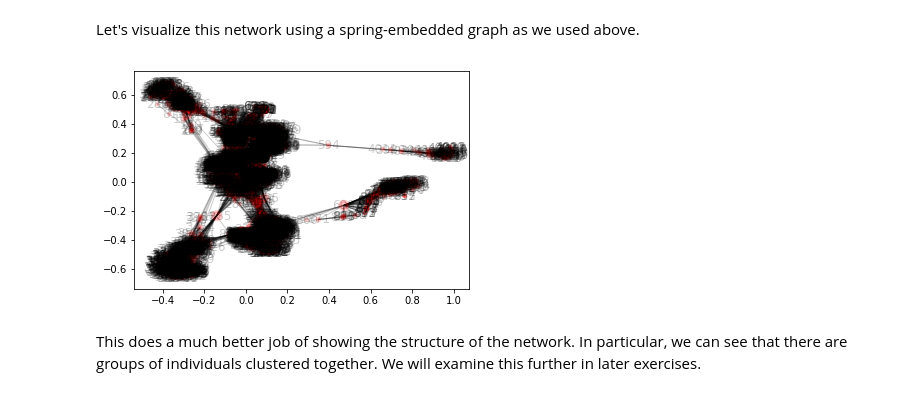
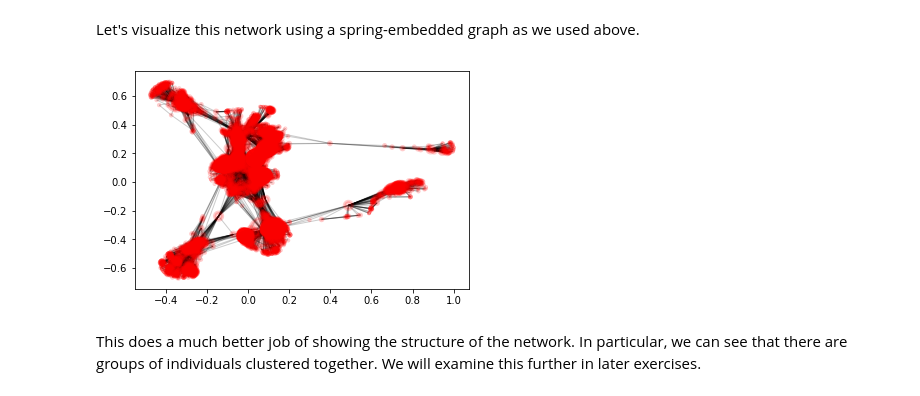
Before and after one commit to BrainNetworksCourse/brain-networks-course, a Jupyter notebook: Week2-GraphTheory/Week2-GraphTheory.ipynb, the cells around one changed output. Cells and saved outputs as stored; diff of their text form; code cells hidden in the pictures.

```diff
--- a/Week2-GraphTheory/Week2-GraphTheory.ipynb
+++ b/Week2-GraphTheory/Week2-GraphTheory.ipynb
@@ -76,28 +75,3 @@ nx.draw_circular(G,with_labels=True,node_size=400,font_color='white')
 [figure]
 # %% [markdown]
 So far we have a completely disconnected graph - that is, it has no edges (i.e. connections).  Now let's add edges based on the publication history.  First we will generate a matrix containing the number of joint publications between each of the researchers (whcih in this case are made up).
-# %%
-# If the publication data are cached then load those and use them
-# instead of getting them from pubmed
-if os.path.exists('../data/pubmed/pubdata.pkl'):
-    numpubs=pickle.load(open('../data/pubmed/pubdata.pkl','rb'))
-else:
-    numpubs={}
-
-# first get pubmed search terms from names
-for i in researchers:
-    n_s=researchers[i]['name'].lower().split(' ')
-    researchers[i]['pubmed_name']=n_s[1]+'-'+n_s[0][0]
-
-
-email='bill@gmail.com'  # email address for use by Entrez
-for i in itertools.combinations(list(researchers.keys()),2):
-    if not i in numpubs:
-        # use cached data if present
-        numpubs[i]=get_joint_pubs((researchers[i[0]]['pubmed_name'],
-                                   researchers[i[1]]['pubmed_name']),
-                                   email)
-# save pub data
-pickle.dump(numpubs,open('../data/pubmed/pubdata.pkl','wb'))
-
-numpubs
@@ -240,7 +222,10 @@ for i in range(len(researchers_list)):
 
 The example above was nice to get started, but usually we work with much larger networks.  For a more realistic example, let's look at some Facebook friendship data from the Stanford Large Network Database: https://snap.stanford.edu/data/egonets-Facebook.html
 # %%
-facebook_data=pandas.read_csv('../data/facebook/facebook_combined.txt',sep=' ',
+facebook_file = pkg_resources.resource_filename('brainnetworks', 'data/facebook/facebook_combined.txt')
+
+
+facebook_data=pandas.read_csv(facebook_file,sep=' ',
                              header=None)
 # generate a networkx graph
 G_facebook=nx.Graph()
@@ -251,14 +236,14 @@ Let's visualize this network using a spring-embedded graph as we used above.
 # %%
 d = nx.degree(G_facebook)
 fb_spring_layout=nx.spring_layout(G_facebook)
 
 nx.draw_networkx(G_facebook,fb_spring_layout,
                nodelist=dict(d).keys(),
                node_size=[v for v in dict(d).values()],
                linewidths=3,
-               alpha=0.2)
+               alpha=0.2,with_labels=False)
 # %% [output]
-[figure, old version]
+[figure, new version]
 # %% [markdown]
 This does a much better job of showing the structure of the network. In particular, we can see that there are groups of individuals clustered together. We will examine this further in later exercises.
 # %% [markdown]
```
Also changed, not shown: parts of 11 cells of this notebook.
